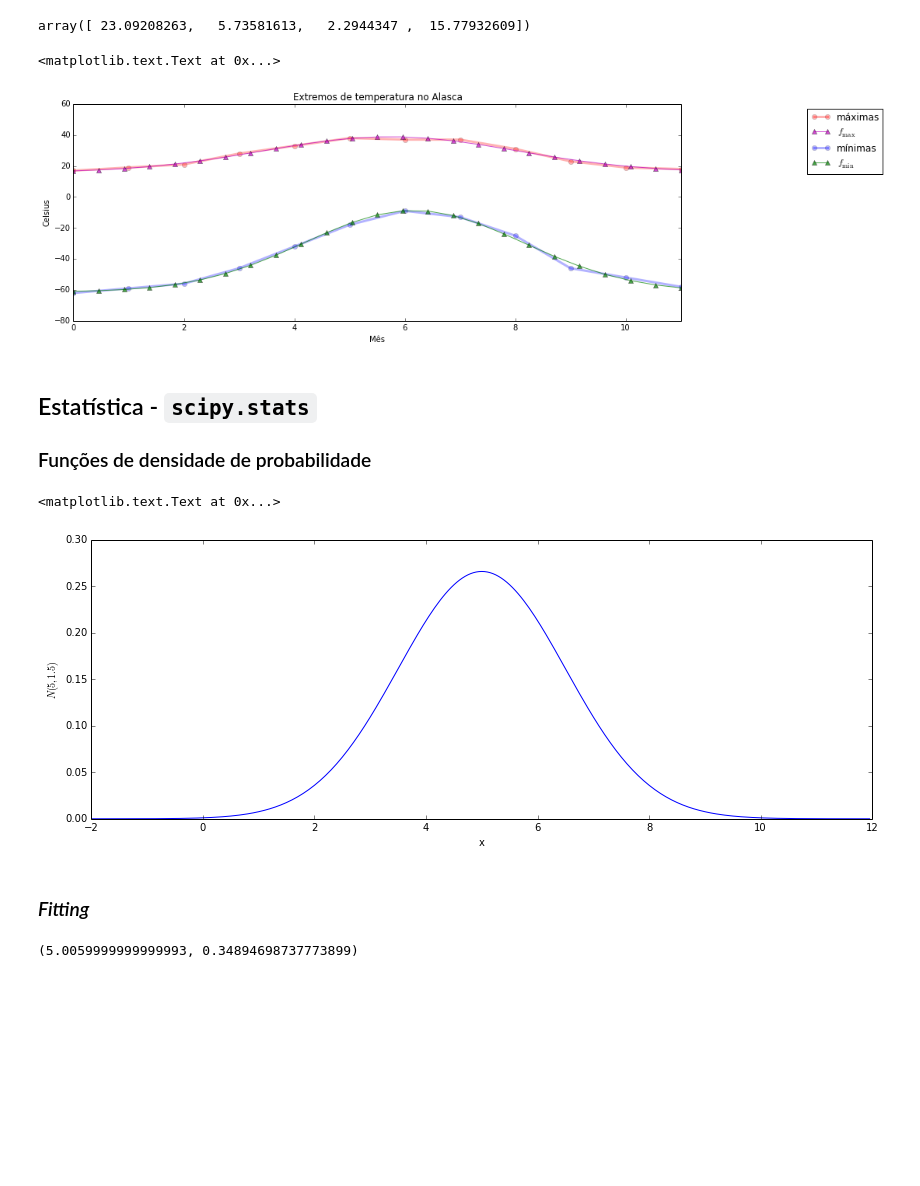
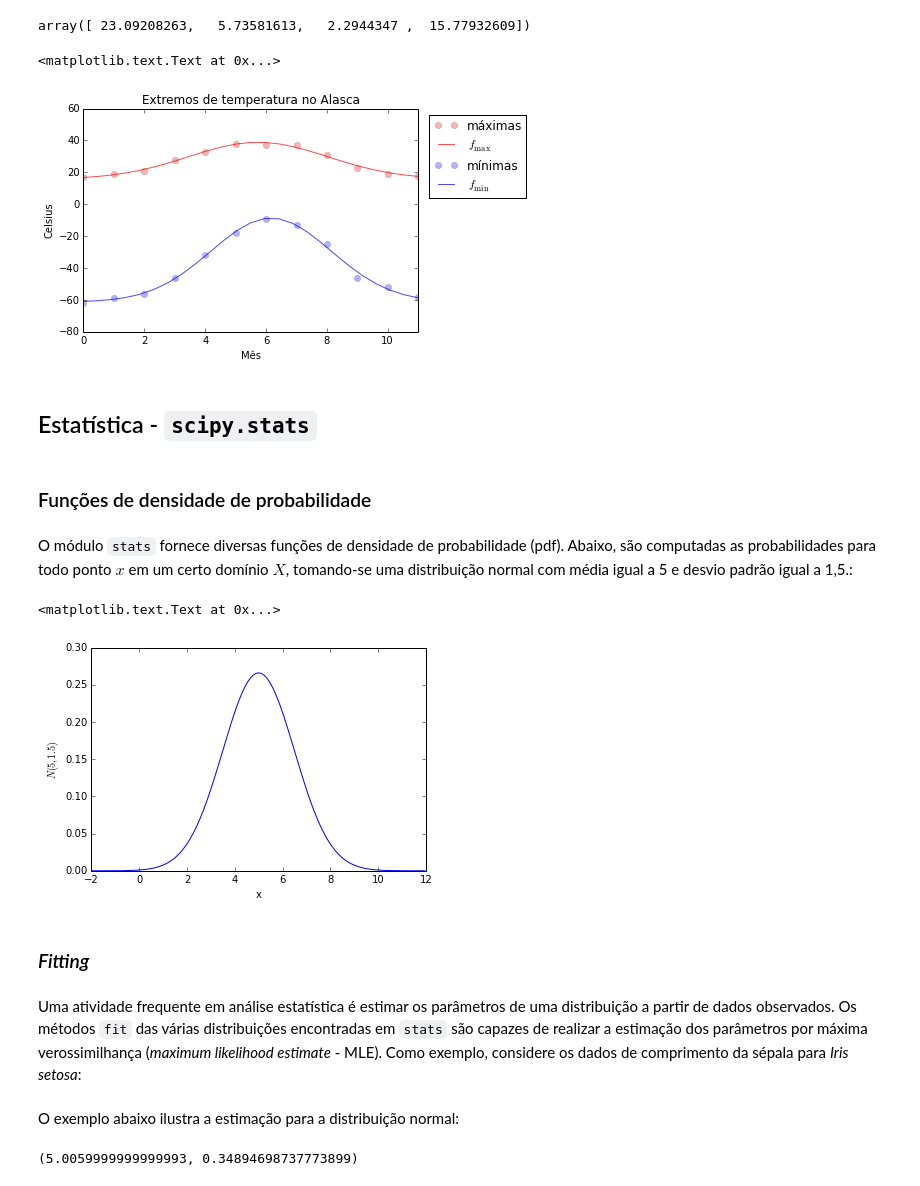
Before and after one commit to amandaortega/scipy-intro, a Jupyter notebook: 06._Scipy.ipynb, the cells around one changed output. Saved outputs shown, nothing was run; the diff lists cells and outputs as text; code cells hidden in the pictures; blank space fills up the shorter version.

```diff
--- a/06._Scipy.ipynb
+++ b/06._Scipy.ipynb
@@ -122,9 +125,9 @@ SVD pode ser utilizado para encontrar o vetor $\mathbf{x}$ que minimiza a norma
 Considere a seguinte função:
 # %%
 def f(x):
-    return x**2 + 10 * sin(x)
+    return x**2 + 0.2*x + 4 * cos(x)
 
-x = arange(-10, 10, 0.1)
-figsize(14,5)
+x = linspace(-3, 3, 200)
 plot(x, f(x), 'r-')
+xlim((-3, 3))
 # %% [output]
@@ -353,28 +318,30 @@ array([ 23.09208263,   5.73581613,   2.2944347 ,  15.77932609])
 # %%
 X = linspace(0, 11, 25)
 a, b, c, d = theta_max
-plot(month, tmax, 'ro-', linewidth=3, alpha=0.3, label=u'máximas')
-plot(X, [f(x, a, b, c, d) for x in X], 'm^-', alpha=0.7, label=r'$f_{\max}$')
+plot(month, tmax, 'ro', linewidth=3, alpha=0.3, label=u'máximas')
+plot(X, [f(x, a, b, c, d) for x in X], 'r-', alpha=0.7, label=r'$f_{\max}$')
 
 a, b, c, d = theta_min
-plot(month, tmin, 'bo-', linewidth=3, alpha=0.3, label=u'mínimas')
-plot(X, [f(x, a, b, c, d) for x in X], 'g^-', alpha=0.7, label=r'$f_{\min}$')
+plot(month, tmin, 'bo', linewidth=3, alpha=0.3, label=u'mínimas')
+plot(X, [f(x, a, b, c, d) for x in X], 'b-', alpha=0.7, label=r'$f_{\min}$')
 
 ylabel(r'Celsius')
 xlabel(u'Mês')
 xlim(0,11)
 ylim(-80,60)
 legend(bbox_to_anchor=(1.34,1))
 title(r'Extremos de temperatura no Alasca')
 # %% [output]
 <matplotlib.text.Text at 0x...>
-[figure, old version]
+[figure, new version]
+# %% [markdown]
+## Estatística - `scipy.stats`
 # %% [markdown]
-## Estatística - `scipy.stats`
-
 ### Funções de densidade de probabilidade
 # %%
 from scipy import stats
+# %% [markdown]
+O módulo `stats` fornece diversas funções de densidade de probabilidade (pdf). Abaixo, são computadas as probabilidades para todo ponto $x$ em um certo domínio $X$, tomando-se uma distribuição normal com média igual a 5 e desvio padrão igual a 1,5.:
 # %%
 X = arange(-2, 12, 0.05)
 plot(X, [stats.norm.pdf(x, 5., 1.5) for x in X])
@@ -382,9 +349,11 @@ xlabel('x')
 ylabel(r'$N(5, 1.5)$')
 # %% [output]
 <matplotlib.text.Text at 0x...>
-[figure, old version]
+[figure, new version]
 # %% [markdown]
 ### *Fitting*
+# %% [markdown]
+Uma atividade frequente em análise estatística é estimar os parâmetros de uma distribuição a partir de dados observados. Os métodos `fit` das várias distribuições encontradas em `stats` são capazes de realizar a estimação dos parâmetros por máxima verossimilhança (*maximum likelihood estimate* - MLE). Como exemplo, considere os dados de comprimento da sépala para *Iris setosa*:
 # %%
 iris_data = loadtxt('./data/iris.data.txt', usecols=(0,1,2,3))
 iris_class = loadtxt('./data/iris.data.txt', dtype='string')[:,4]
@@ -395,3 +362,5 @@ versicolor = iris_data[iris_class == 'Iris-versicolor']
+# %% [markdown]
+O exemplo abaixo ilustra a estimação para a distribuição normal:
 # %%
 sep_len = setosa[:,0]
 mu, sig = stats.norm.fit(sep_len)
```
Also changed, not shown: parts of 68 cells of this notebook, 2 other files.
